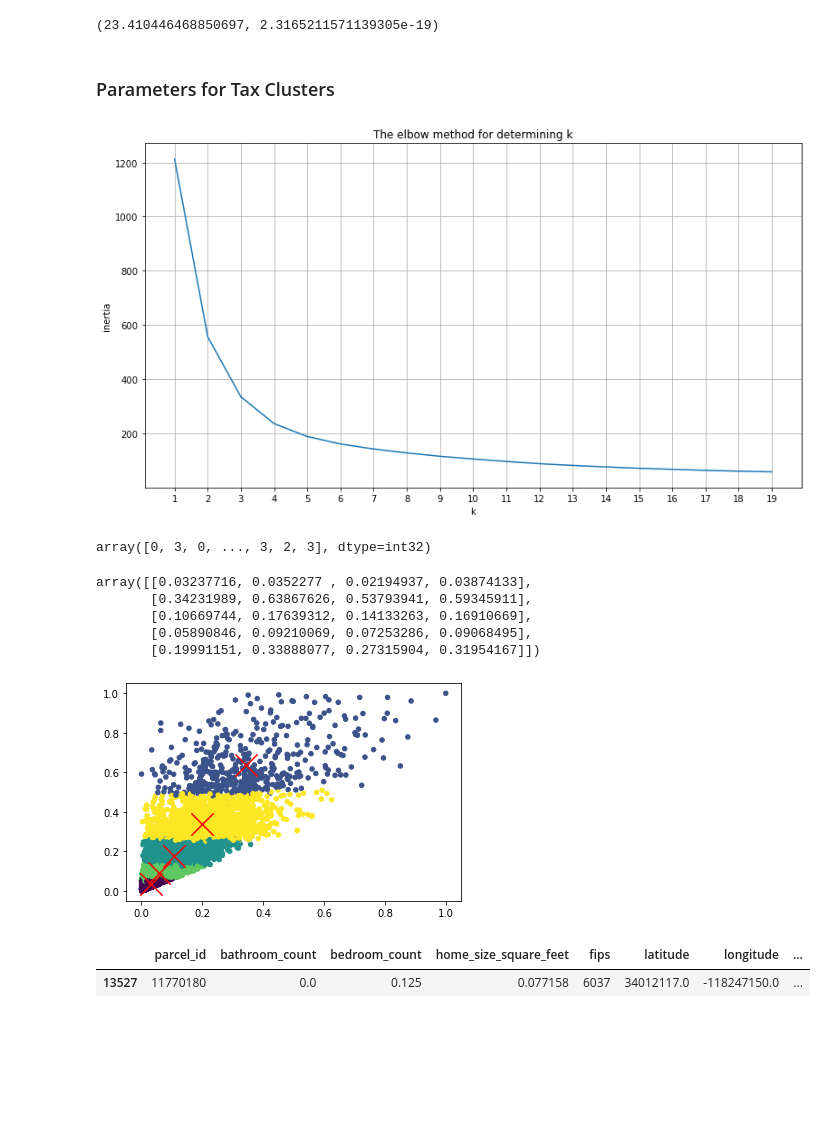
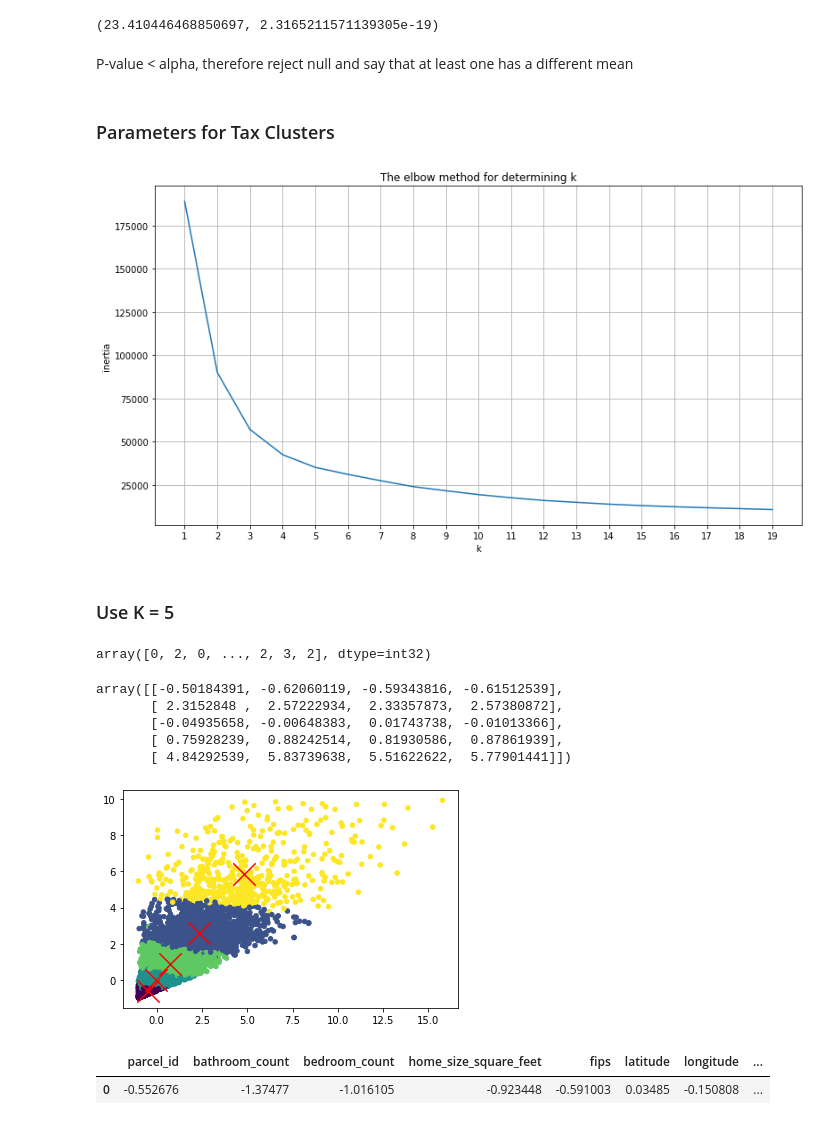
Before and after one commit to Schmidl-Gautam/zillow_clustering, a Jupyter notebook: clustering.ipynb, the cells around one changed output. Drawn from its saved outputs; the diff is of its cells as text; code cells hidden in the pictures; blank space fills up the shorter version.

Commit message:
finished viz and stat tests on clusters

```diff
--- a/clustering.ipynb
+++ b/clustering.ipynb
@@ -178,43 +178,48 @@ f, p = f_oneway(homef_cluster_0, homef_cluster_1, homef_cluster_2, homef_cluster
 f, p
 # %% [output]
 (23.410446468850697, 2.3165211571139305e-19)
+# %% [markdown]
+P-value < alpha, therefore reject null and say that at least one has a different mean
 # %% [markdown]
 ### Parameters for Tax Clusters
 # %%
 
 tax_features = ['structure_tax_value_price', 'tax_value_dollar_count', 'land_tax_value_price', 'tax_amount']
+clusters_train_scaled = train_scaled[tax_features]
+clusters_validate_scaled = val_scaled[tax_features]
+clusters_test_scaled = test_scaled[tax_features]
 
-get_k_val_from_elbow(train_scaled, features = tax_features)
+get_k_val_from_elbow(clusters_train_scaled)
 # %% [output]
-[figure, old version]
+[figure, new version]
+# %% [markdown]
+### Use K = 5
 # %%
-# lets keep k as 5
-
 # creating the object
-kmeans3 = KMeans(n_clusters = 5, max_iter = 500)
+kmeans3 = KMeans(n_clusters=5, max_iter=500)
 
 # fitting the object
-kmeans3.fit(train_scaled[tax_features])
+kmeans3.fit(clusters_train_scaled)
 
 #predicting using the kmeans object
-y_kmeans3 = kmeans3.predict(train_scaled[tax_features])
+y_kmeans3 = kmeans3.predict(clusters_train_scaled)
 y_kmeans3
 # %% [output]
-array([0, 3, 0, ..., 3, 2, 3], dtype=int32)
+array([0, 2, 0, ..., 2, 3, 2], dtype=int32)
 # %%
 # lets plot the centroids
 
-plt.scatter(train_scaled[tax_features].iloc[:, 0], train_scaled[tax_features].iloc[:, 1], c=y_kmeans3, s=20, cmap='viridis')
+plt.scatter(clusters_train_scaled.iloc[:, 0], clusters_train_scaled.iloc[:, 1], c=y_kmeans3, s=20, cmap='viridis')
 centers = kmeans3.cluster_centers_
 plt.scatter(centers[:, 0], centers[:, 1], c='red', s=500, alpha=1, marker = 'x')
 centers
 # %% [output]
-array([[0.03237716, 0.0352277 , 0.02194937, 0.03874133],
-       [0.34231989, 0.63867626, 0.53793941, 0.59345911],
-       [0.10669744, 0.17639312, 0.14133263, 0.16910669],
-       [0.05890846, 0.09210069, 0.07253286, 0.09068495],
-       [0.19991151, 0.33888077, 0.27315904, 0.31954167]])
+array([[-0.50184391, -0.62060119, -0.59343816, -0.61512539],
+       [ 2.3152848 ,  2.57222934,  2.33357873,  2.57380872],
+       [-0.04935658, -0.00648383,  0.01743738, -0.01013366],
+       [ 0.75928239,  0.88242514,  0.81930586,  0.87861939],
+       [ 4.84292539,  5.83739638,  5.51622622,  5.77901441]])
-[figure, old version]
+[figure, new version]
 # %%
 # Appending the clusters into DataFrame
 train_scaled['tax_features_cluster'] = y_kmeans3
@@ -222,4 +227,4 @@ train_scaled['tax_features_cluster'] = y_kmeans3
 train_scaled.head(1)
 # %% [output]
 |  | parcel_id | bathroom_count | bedroom_count | home_size_square_feet | fips | latitude | longitude | ... |
-| 13527 | 11770180 | 0.0 | 0.125 | 0.077158 | 6037 | 34012117.0 | -118247150.0 | ... |
+| 0 | -0.552676 | -1.37477 | -1.016105 | -0.923448 | -0.591003 | 0.03485 | -0.150808 | ... |
```
Also changed, not shown: parts of 5 cells of this notebook.
